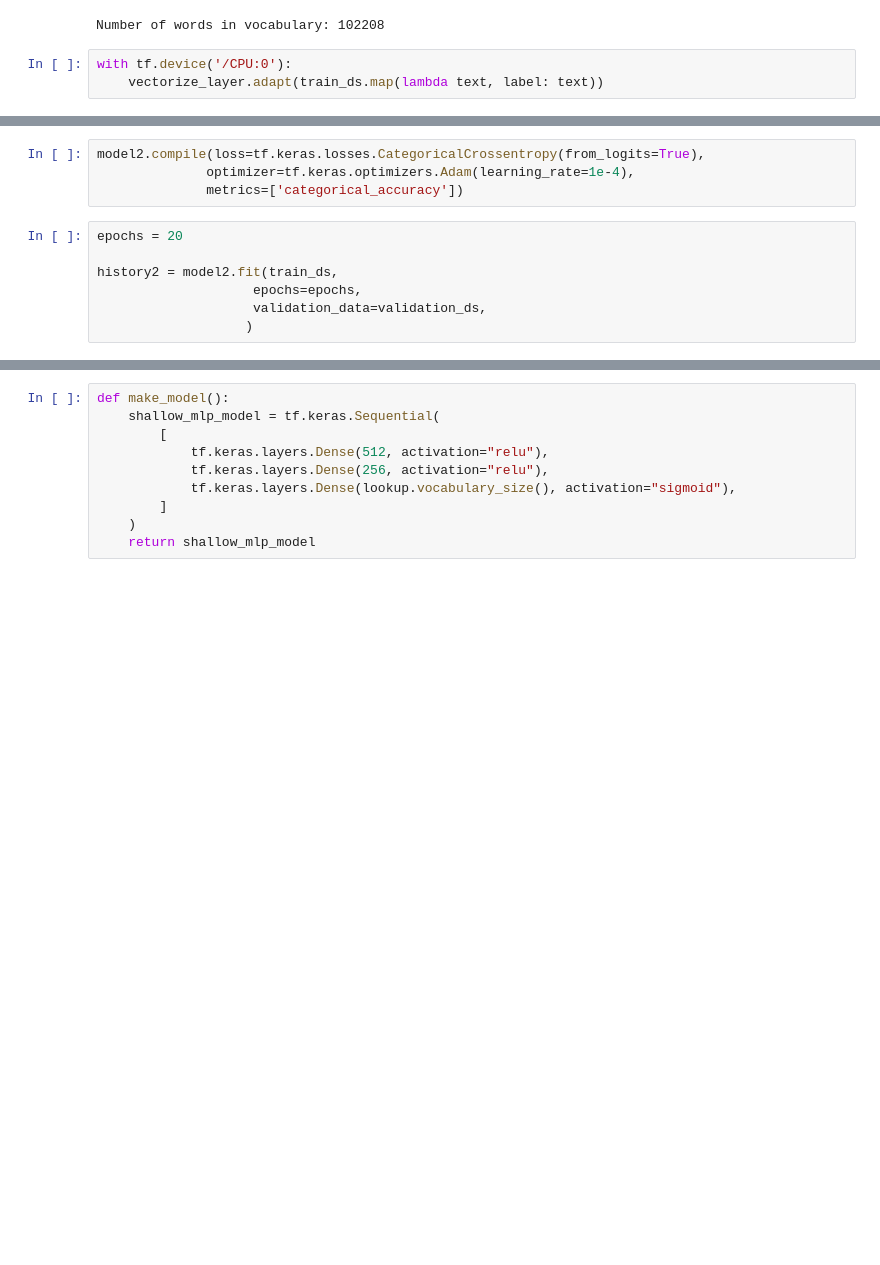
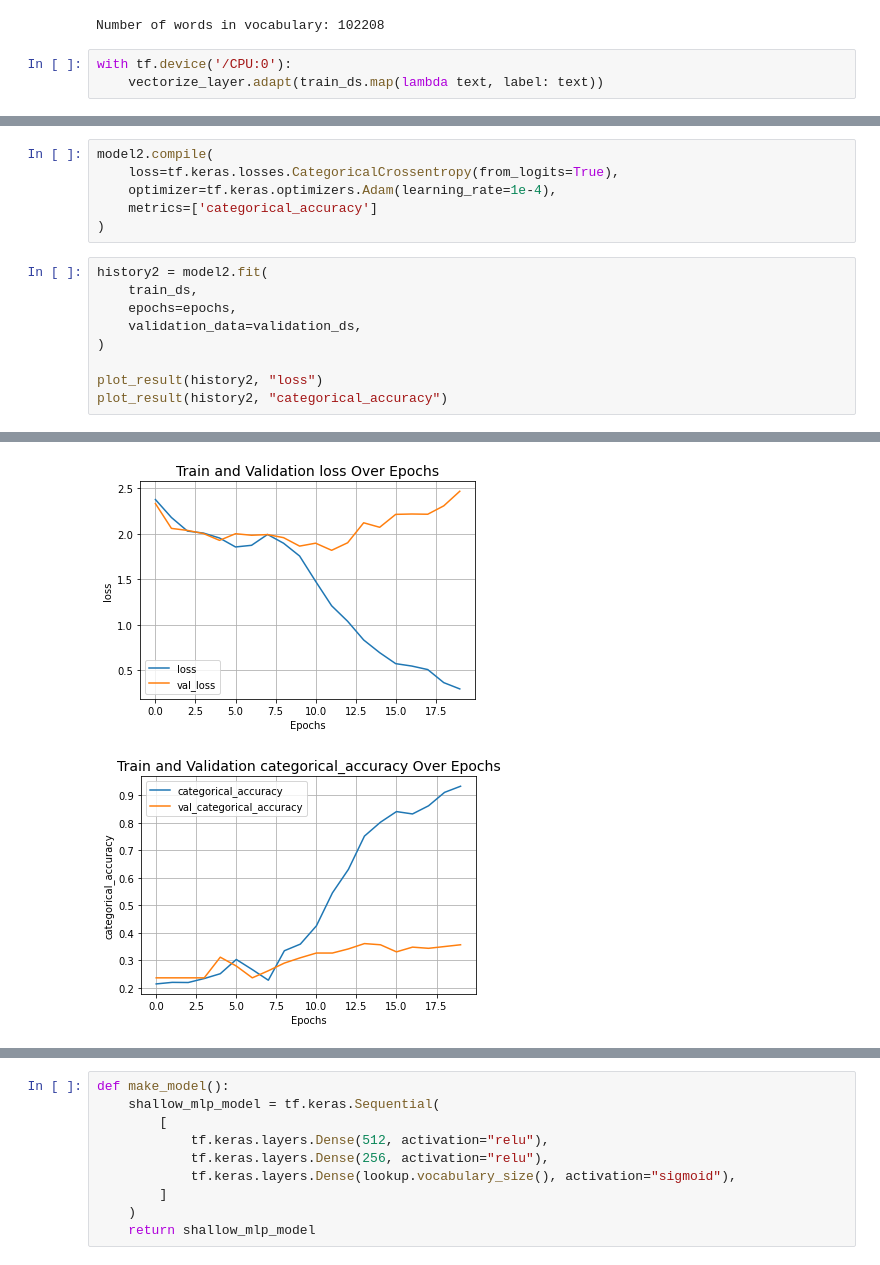
Before and after one commit to rorrostieta/book_genres, a Jupyter notebook: bookgenre-predict-nlp.ipynb, the cells around one changed output, grey strips where cells are left out. Drawn from its saved outputs; the diff is of its cells as text; blank space fills up the shorter version.

```diff
--- a/bookgenre-predict-nlp.ipynb
+++ b/bookgenre-predict-nlp.ipynb
@@ -311,15 +364,19 @@ Trainable params: 13,206,923
 Non-trainable params: 0
 _________________________________________________________________
 # %%
-model2.compile(loss=tf.keras.losses.CategoricalCrossentropy(from_logits=True),
-              optimizer=tf.keras.optimizers.Adam(learning_rate=1e-4),
-              metrics=['categorical_accuracy'])
+model2.compile(
+    loss=tf.keras.losses.CategoricalCrossentropy(from_logits=True),
+    optimizer=tf.keras.optimizers.Adam(learning_rate=1e-4),
+    metrics=['categorical_accuracy']
+)
 # %%
-epochs = 20
+history2 = model2.fit(
+    train_ds,
+    epochs=epochs,
+    validation_data=validation_ds,
+)
 
-history2 = model2.fit(train_ds,
-                    epochs=epochs,
-                    validation_data=validation_ds,
-                   )
+plot_result(history2, "loss")
+plot_result(history2, "categorical_accuracy")
 # %% [output]
 Epoch 1/20
@@ -341,0 +399,2 @@ Epoch 20/20
+[figure, added]
+[figure, added]
```
Also changed, not shown: parts of 24 cells of this notebook.
